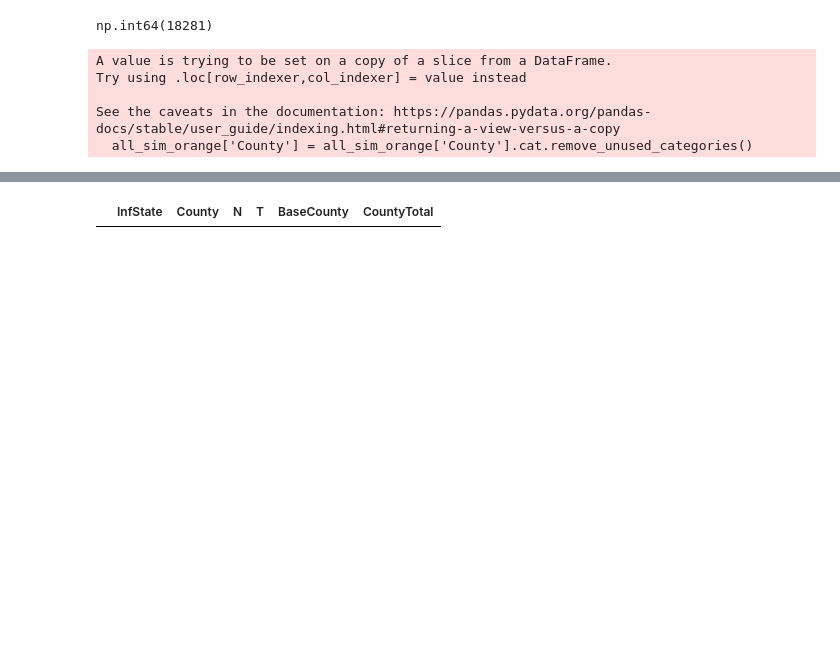
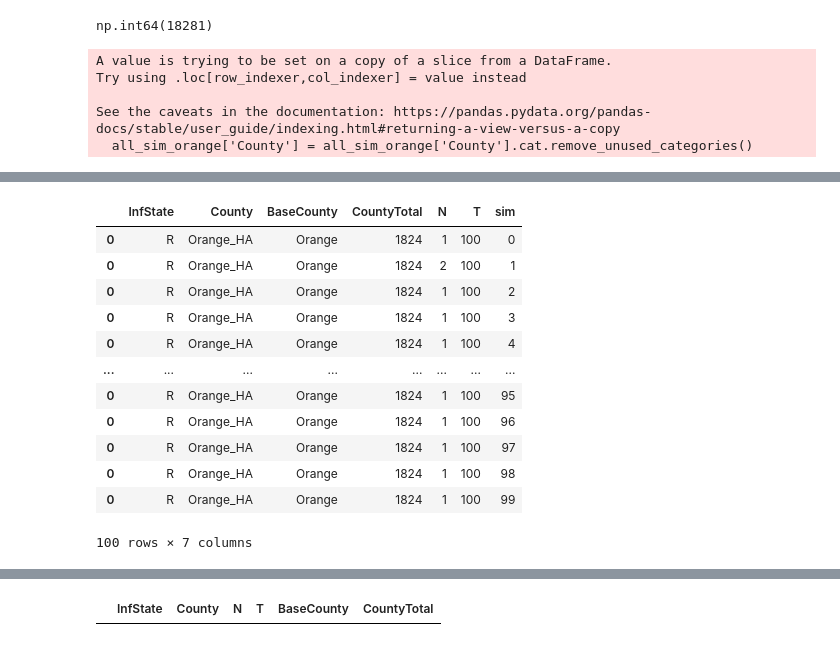
Before and after one commit to UNCIDD/tabularepimdl, a Jupyter notebook: examples/Matrix_Kronecker_Product.ipynb, the cells around one changed output, grey strips where cells are left out. Saved outputs shown, nothing was run; the diff lists cells and outputs as text; code cells hidden in the pictures; blank space fills up the shorter version.

```diff
--- a/examples/Matrix_Kronecker_Product.ipynb
+++ b/examples/Matrix_Kronecker_Product.ipynb
@@ -409,3 +409,21 @@ all_sim_orange
 | 1 | S | Orange_HA | Orange | 1824 | 181 | 100 | 99 |
 | 2 | S | Orange_LA | Orange | 1824 | 1642 | 100 | 99 |
 300 rows × 7 columns
+# %%
+orange_R_only = all_sim_orange[all_sim_orange['InfState'] == 'R']
+#pivot_df = orange_R_only.pivot(index='sim', columns='County', values='N')
+orange_R_only
+# %% [output]
+|  | InfState | County | BaseCounty | CountyTotal | N | T | sim |
+| 0 | R | Orange_HA | Orange | 1824 | 1 | 100 | 0 |
+| 0 | R | Orange_HA | Orange | 1824 | 2 | 100 | 1 |
+| 0 | R | Orange_HA | Orange | 1824 | 1 | 100 | 2 |
+| 0 | R | Orange_HA | Orange | 1824 | 1 | 100 | 3 |
+| 0 | R | Orange_HA | Orange | 1824 | 1 | 100 | 4 |
+| ... | ... | ... | ... | ... | ... | ... | ... |
+| 0 | R | Orange_HA | Orange | 1824 | 1 | 100 | 95 |
+| 0 | R | Orange_HA | Orange | 1824 | 1 | 100 | 96 |
+| 0 | R | Orange_HA | Orange | 1824 | 1 | 100 | 97 |
+| 0 | R | Orange_HA | Orange | 1824 | 1 | 100 | 98 |
+| 0 | R | Orange_HA | Orange | 1824 | 1 | 100 | 99 |
+100 rows × 7 columns
```
Also changed, not shown: parts of 4 cells of this notebook.
